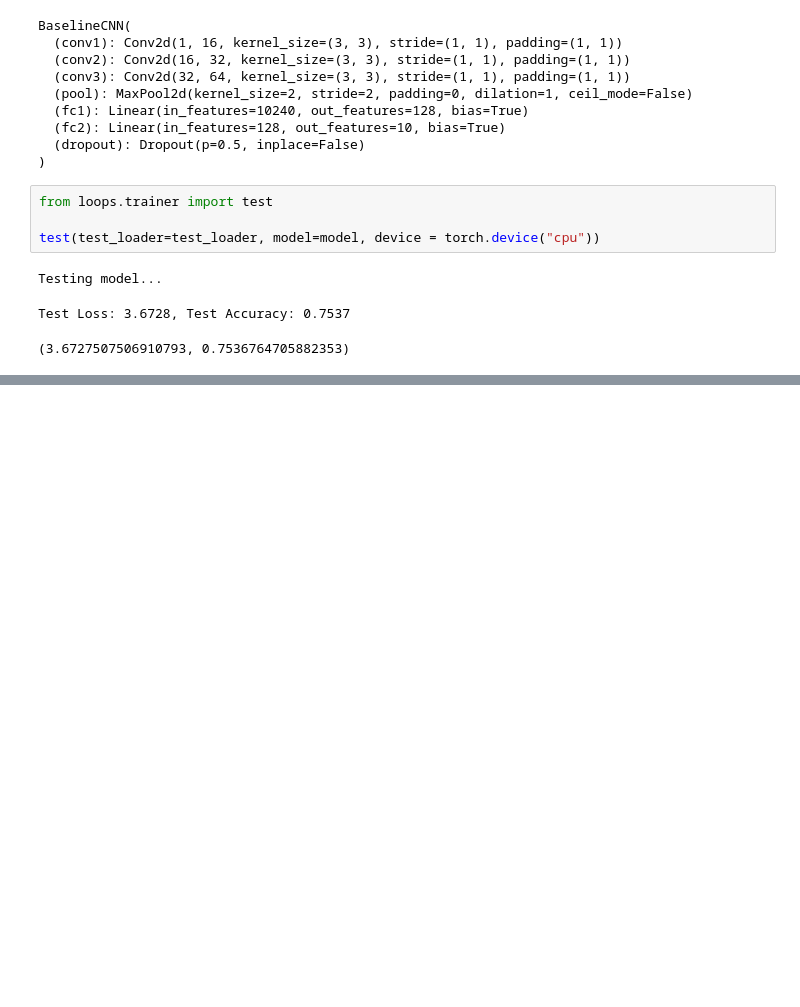
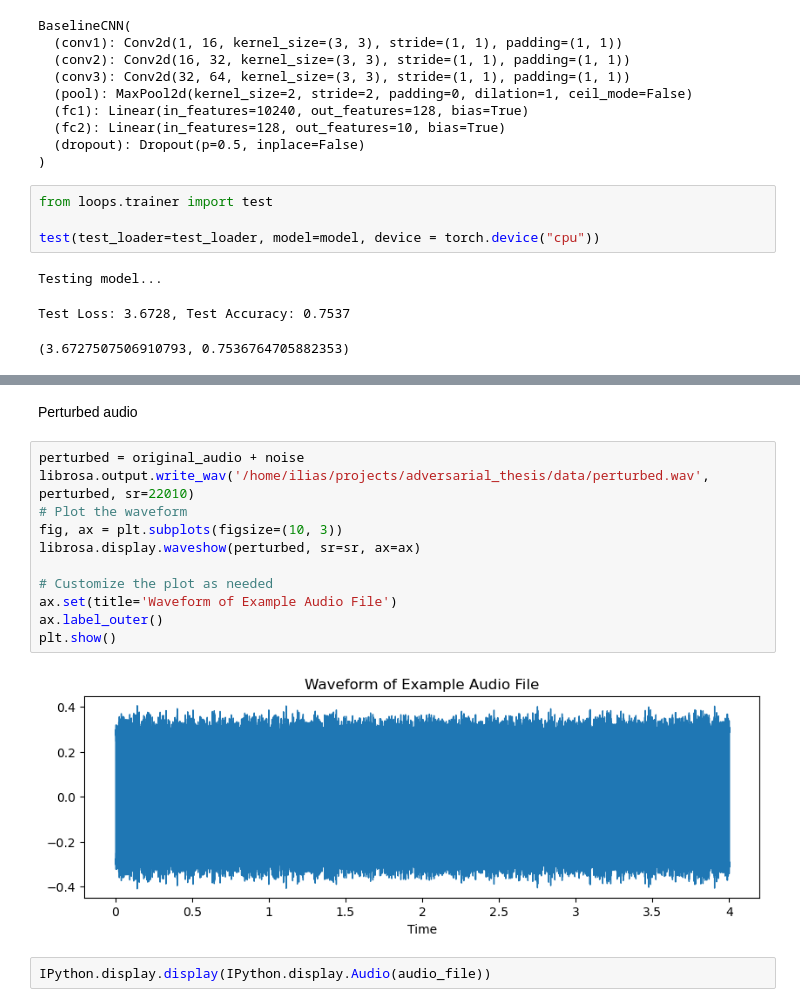
Before and after one commit to IliasAlex/adversarial_thesis, a Jupyter notebook: code.ipynb, the cells around one changed output, grey strips where cells are left out. Drawn from its saved outputs; the diff is of its cells as text; blank space fills up the shorter version.

```diff
--- a/code.ipynb
+++ b/code.ipynb
@@ -117,0 +162,17 @@ Test Loss: 3.6728, Test Accuracy: 0.7537
+# %% [markdown]
+Perturbed audio
+# %%
+perturbed = original_audio + noise
+librosa.output.write_wav('/home/ilias/projects/adversarial_thesis/data/perturbed.wav', perturbed, sr=22010)
+# Plot the waveform
+fig, ax = plt.subplots(figsize=(10, 3))
+librosa.display.waveshow(perturbed, sr=sr, ax=ax)
+
+# Customize the plot as needed
+ax.set(title='Waveform of Example Audio File')
+ax.label_outer()
+plt.show()
+# %% [output]
+[figure, added]
+# %%
+IPython.display.display(IPython.display.Audio(audio_file))
```
Also changed, not shown: parts of 13 cells of this notebook.
